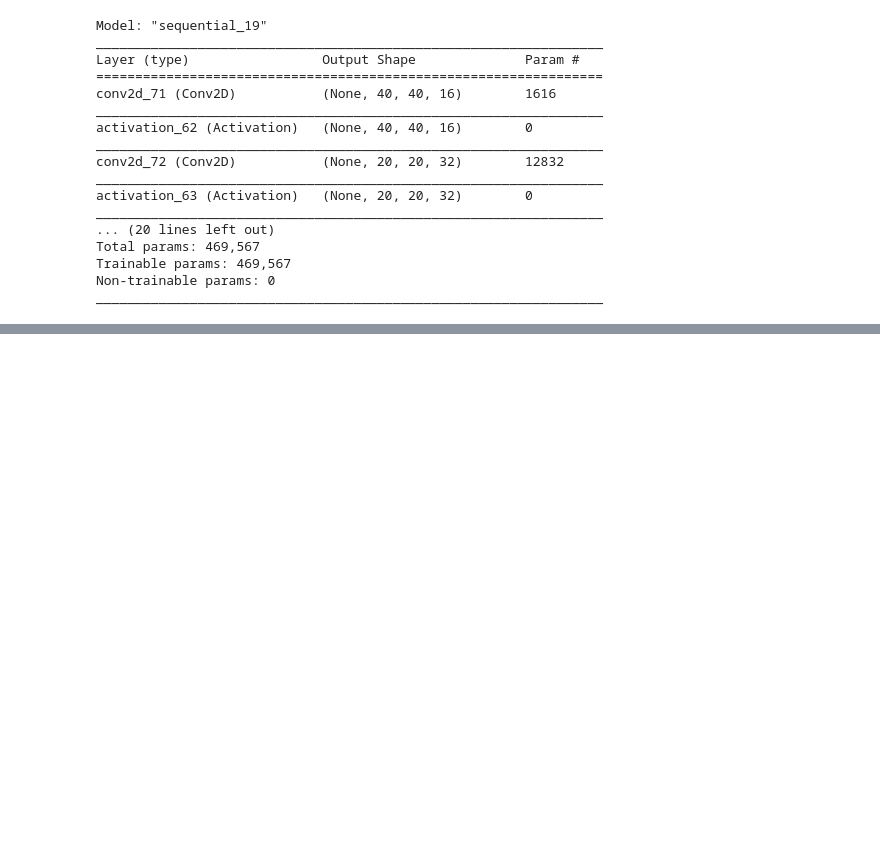
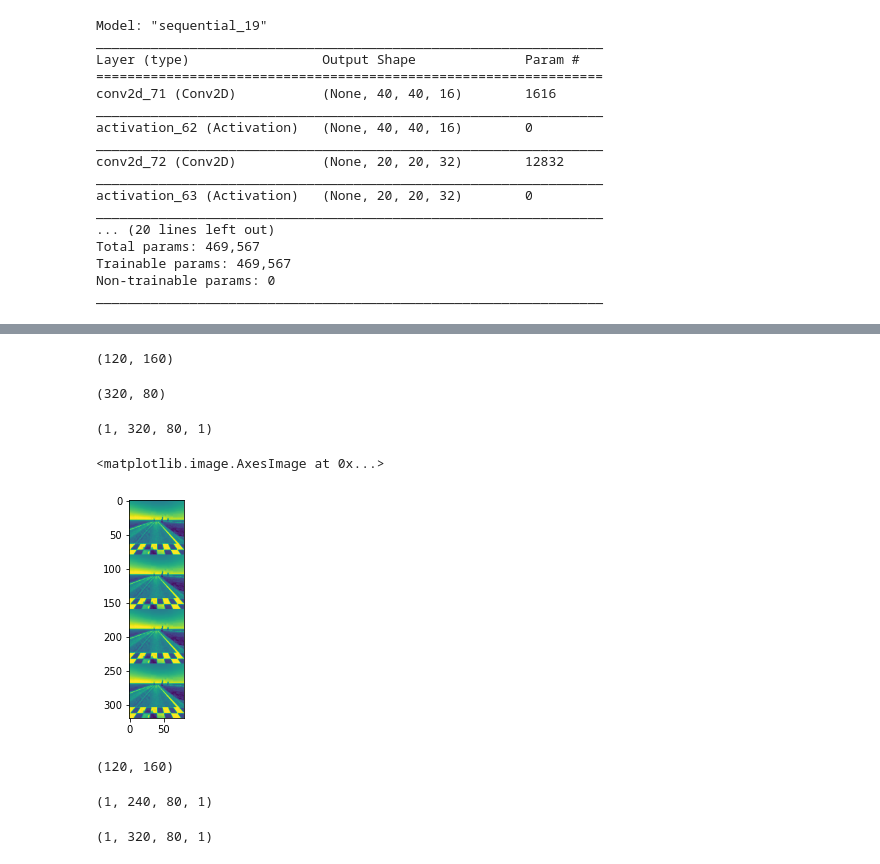
Before and after one commit to Toefinder/DonkeyCar_RLautonomous, a Jupyter notebook: projects/CNN.ipynb, the cells around one changed output, grey strips where cells are left out. Drawn from its saved outputs; the diff is of its cells as text; code cells hidden in the pictures; blank space fills up the shorter version.

```diff
--- a/projects/CNN.ipynb
+++ b/projects/CNN.ipynb
@@ -194,0 +259,8 @@ _________________________________________________________________
+# %%
+next_obs = cv2.imread("images/0_cam-image_array_.jpg")
+x_t = next_obs[:, :, 0]
+x_t.shape
+# %% [output]
+(120, 160)
+# %%
+x_t = cv2.resize(x_t, (80, 80))
@@ -194,0 +269,22 @@ _________________________________________________________________
+# %%
+img_channels = 4
+s_t = np.vstack((x_t,)*img_channels) # 4*80*80
+s_t.shape
+# %% [output]
+(320, 80)
+# %%
+s_t = s_t.reshape(1, s_t.shape[0], s_t.shape[1], color_channels)  # 1*320*80*1
+s_t.shape
+# %% [output]
+(1, 320, 80, 1)
+# %%
+plt.imshow(s_t[0])
+# %% [output]
+<matplotlib.image.AxesImage at 0x...>
+[figure, added]
+# %%
+next_obs = cv2.imread("images/1283_cam-image_array_.jpg")
+x_t1 = next_obs[:, :, 0]
+x_t1.shape
+# %% [output]
+(120, 160)
@@ -194,0 +296,9 @@ _________________________________________________________________
+# %%
+s_t[:, img_rows:, :, :].shape
+# %% [output]
+(1, 240, 80, 1)
+# %%
+s_t1 = np.append(x_t1, s_t[:, img_rows:, :, :], axis=1)  # 1x320x80x4
+s_t1.shape
+# %% [output]
+(1, 320, 80, 1)
```
Also changed, not shown: parts of 12 cells of this notebook, 1 other file.
